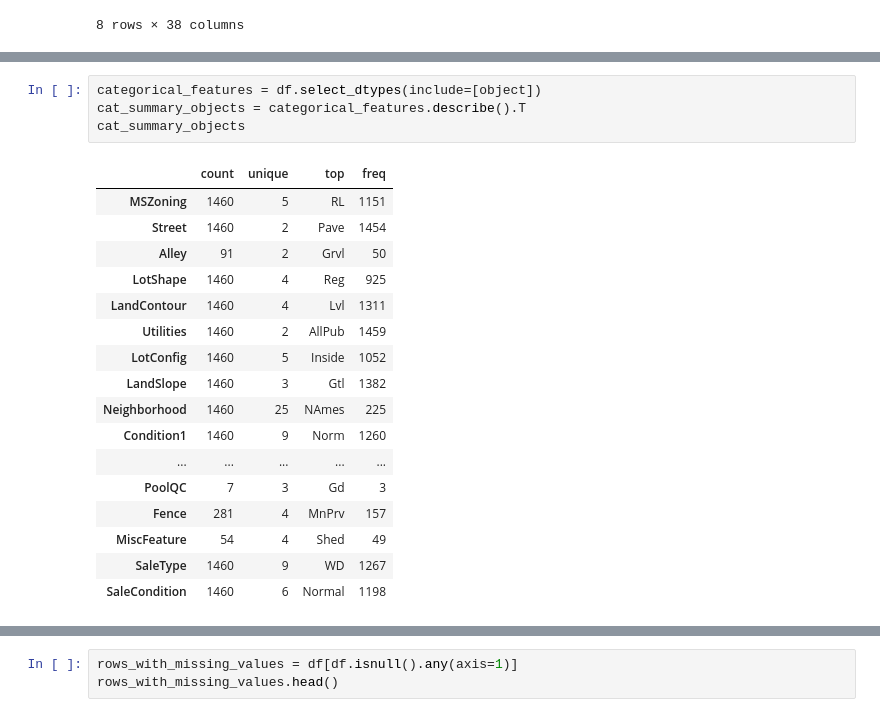
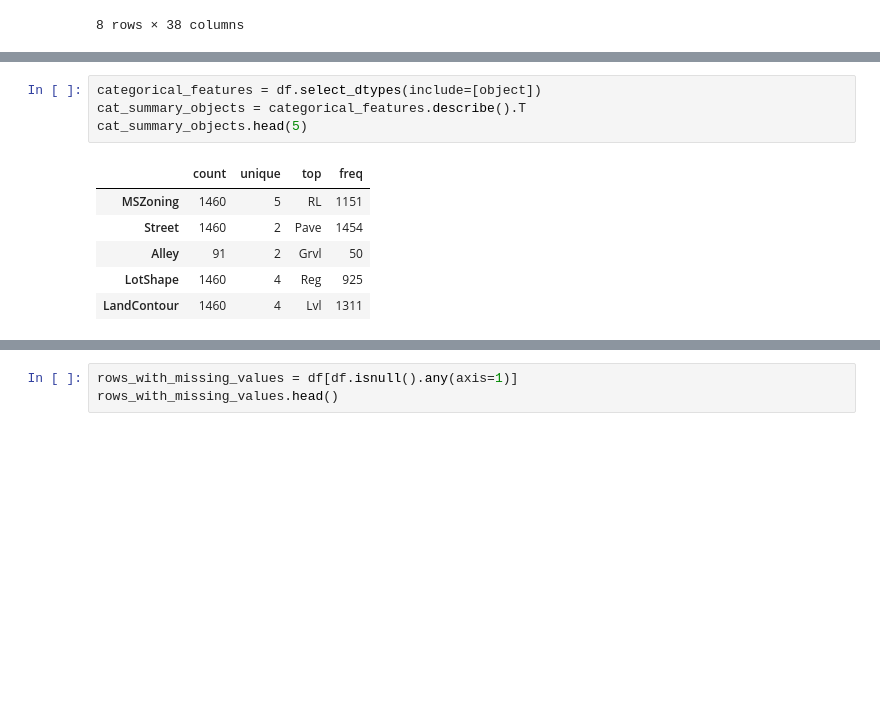
Before and after one commit to Xristos04/Data-Science-Tutorials, a Jupyter notebook: HousingPrices.ipynb, the cells around one changed output, grey strips where cells are left out. Drawn from its saved outputs; the diff is of its cells as text; blank space fills up the shorter version.

```diff
--- a/HousingPrices.ipynb
+++ b/HousingPrices.ipynb
@@ -60,25 +49,14 @@ summary_stats
 # %%
 categorical_features = df.select_dtypes(include=[object])
 cat_summary_objects = categorical_features.describe().T
-cat_summary_objects
+cat_summary_objects.head(5)
 # %% [output]
 |  | count | unique | top | freq |
 | MSZoning | 1460 | 5 | RL | 1151 |
 | Street | 1460 | 2 | Pave | 1454 |
 | Alley | 91 | 2 | Grvl | 50 |
 | LotShape | 1460 | 4 | Reg | 925 |
 | LandContour | 1460 | 4 | Lvl | 1311 |
-| Utilities | 1460 | 2 | AllPub | 1459 |
-| LotConfig | 1460 | 5 | Inside | 1052 |
-| LandSlope | 1460 | 3 | Gtl | 1382 |
-| Neighborhood | 1460 | 25 | NAmes | 225 |
-| Condition1 | 1460 | 9 | Norm | 1260 |
-| ... | ... | ... | ... | ... |
-| PoolQC | 7 | 3 | Gd | 3 |
-| Fence | 281 | 4 | MnPrv | 157 |
-| MiscFeature | 54 | 4 | Shed | 49 |
-| SaleType | 1460 | 9 | WD | 1267 |
-| SaleCondition | 1460 | 6 | Normal | 1198 |
 # %%
 null_values  = df.isnull().sum()
 null_values
```
Also changed, not shown: parts of 18 cells of this notebook, 5 other files.
